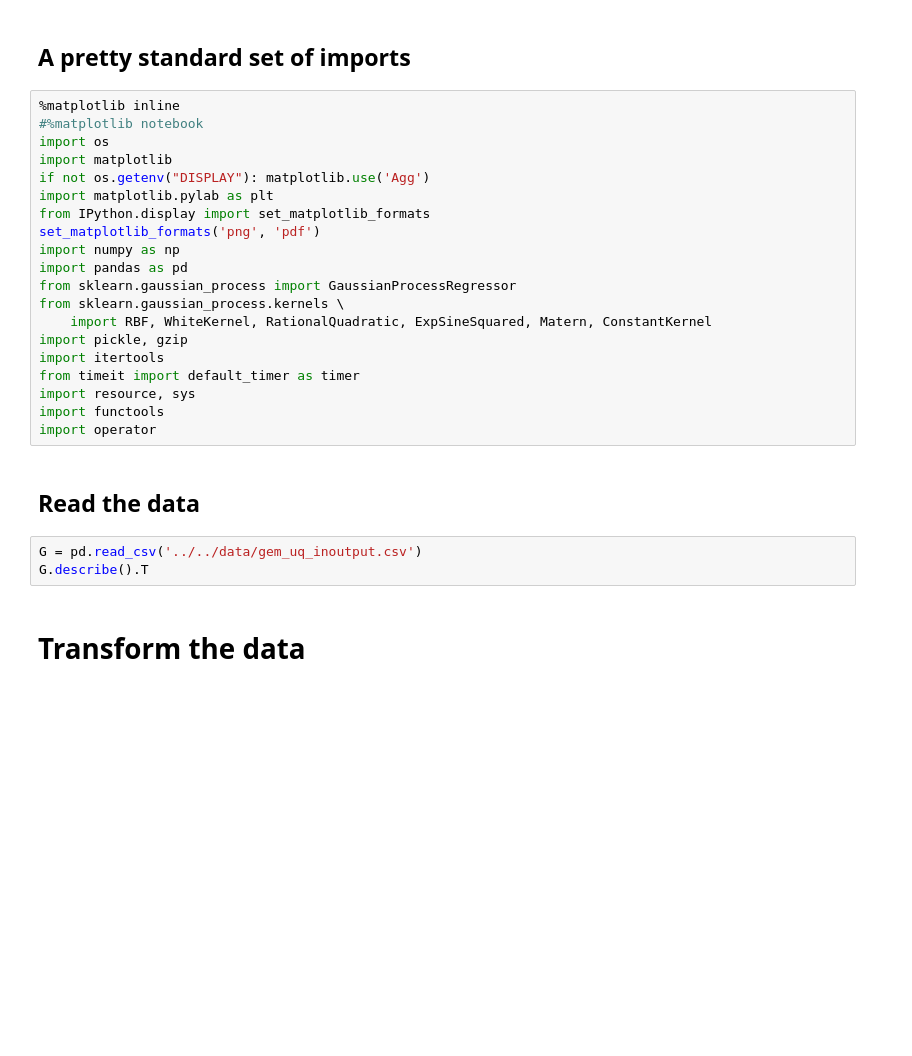
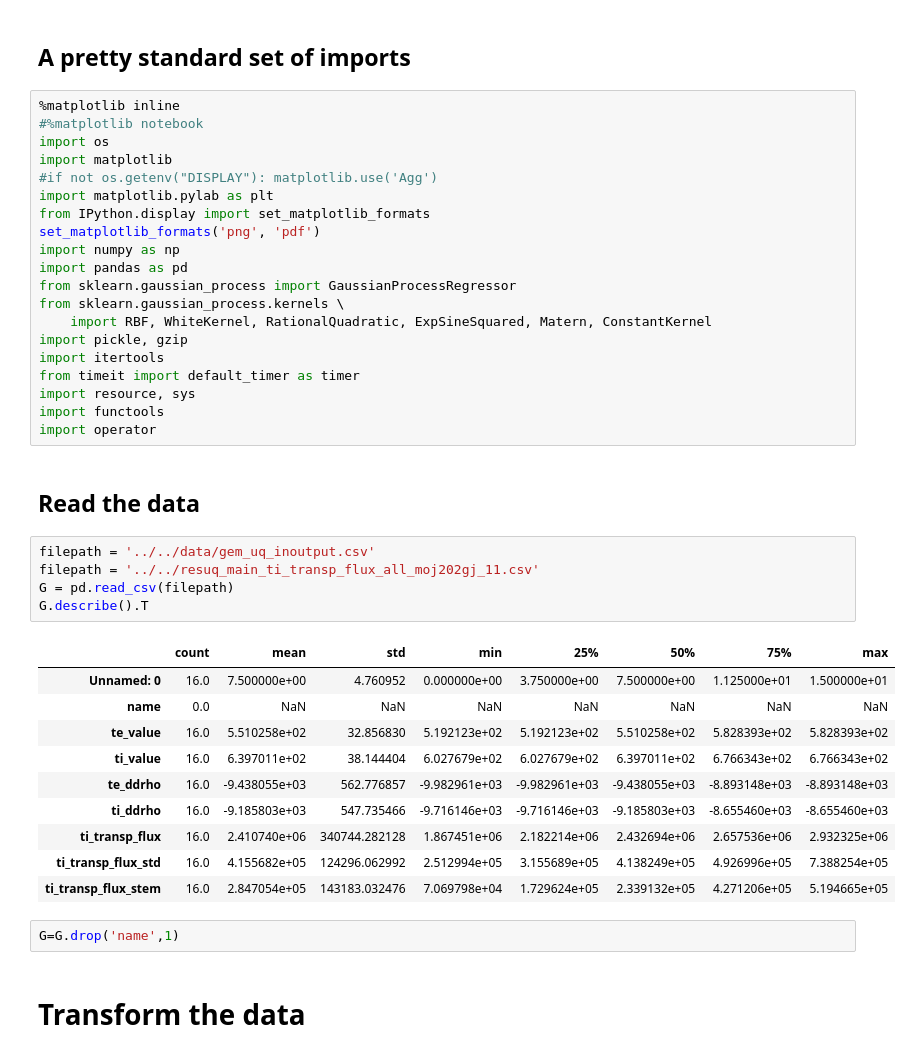
Before and after one commit to vecma-ipp/MFW, a Jupyter notebook: uq/tuto/DPC/gem_uq.ipynb, the cells around one changed output. Drawn from its saved outputs; the diff is of its cells as text; blank space fills up the shorter version.

```diff
--- a/uq/tuto/DPC/gem_uq.ipynb
+++ b/uq/tuto/DPC/gem_uq.ipynb
@@ -14,7 +14,7 @@ Applying various fitting schemes to the AUG 1 flux tube GEM data
 #%matplotlib notebook
 import os
 import matplotlib
-if not os.getenv("DISPLAY"): matplotlib.use('Agg')
+#if not os.getenv("DISPLAY"): matplotlib.use('Agg')
 import matplotlib.pylab as plt
 from IPython.display import set_matplotlib_formats
 set_matplotlib_formats('png', 'pdf')
@@ -32,8 +32,23 @@ import operator
 # %% [markdown]
 ## Read the data
 # %%
-G = pd.read_csv('../../data/gem_uq_inoutput.csv')
+filepath = '../../data/gem_uq_inoutput.csv'
+filepath = '../../resuq_main_ti_transp_flux_all_moj202gj_11.csv'
+G = pd.read_csv(filepath)
 G.describe().T
+# %% [output]
+|  | count | mean | std | min | 25% | 50% | 75% | max |
+| Unnamed: 0 | 16.0 | 7.500000e+00 | 4.760952 | 0.000000e+00 | 3.750000e+00 | 7.500000e+00 | 1.125000e+01 | 1.500000e+01 |
+| name | 0.0 | NaN | NaN | NaN | NaN | NaN | NaN | NaN |
+| te_value | 16.0 | 5.510258e+02 | 32.856830 | 5.192123e+02 | 5.192123e+02 | 5.510258e+02 | 5.828393e+02 | 5.828393e+02 |
+| ti_value | 16.0 | 6.397011e+02 | 38.144404 | 6.027679e+02 | 6.027679e+02 | 6.397011e+02 | 6.766343e+02 | 6.766343e+02 |
+| te_ddrho | 16.0 | -9.438055e+03 | 562.776857 | -9.982961e+03 | -9.982961e+03 | -9.438055e+03 | -8.893148e+03 | -8.893148e+03 |
+| ti_ddrho | 16.0 | -9.185803e+03 | 547.735466 | -9.716146e+03 | -9.716146e+03 | -9.185803e+03 | -8.655460e+03 | -8.655460e+03 |
+| ti_transp_flux | 16.0 | 2.410740e+06 | 340744.282128 | 1.867451e+06 | 2.182214e+06 | 2.432694e+06 | 2.657536e+06 | 2.932325e+06 |
+| ti_transp_flux_std | 16.0 | 4.155682e+05 | 124296.062992 | 2.512994e+05 | 3.155689e+05 | 4.138249e+05 | 4.926996e+05 | 7.388254e+05 |
+| ti_transp_flux_stem | 16.0 | 2.847054e+05 | 143183.032476 | 7.069798e+04 | 1.729624e+05 | 2.339132e+05 | 4.271206e+05 | 5.194665e+05 |
+# %%
+G=G.drop('name',1)
 # %% [markdown]
 # Transform the data
 # %%
```
Also changed, not shown: parts of 20 cells of this notebook.
